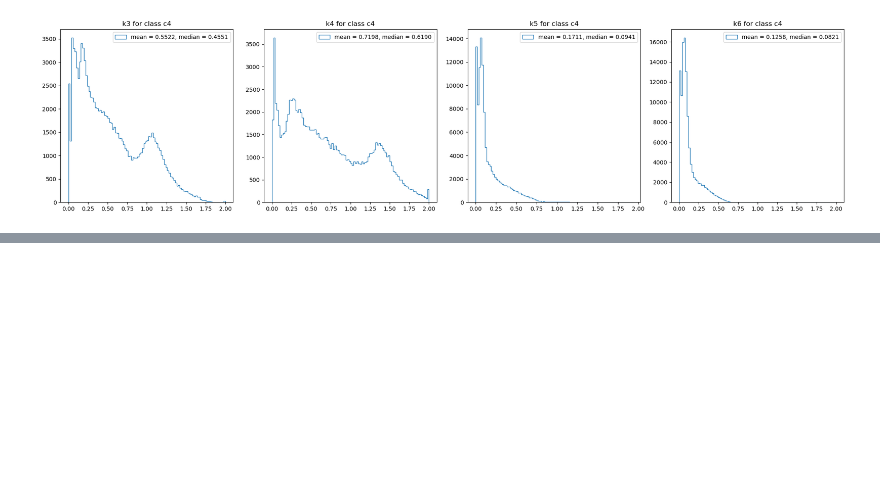
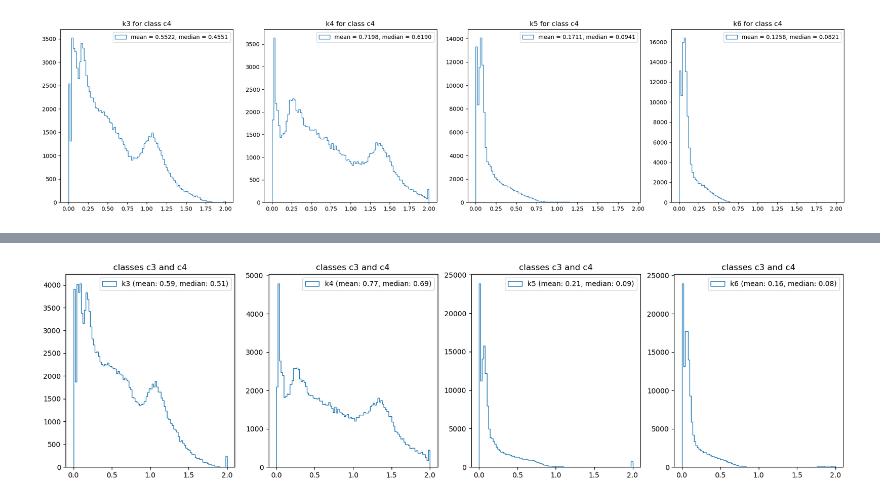
Before and after one commit to fanrado/CHN_CLASSIFIER_CE, a Jupyter notebook: DataLabelling_basedOnEA.ipynb, the cells around one changed output, grey strips where cells are left out. Cells and saved outputs as stored; diff of their text form; code cells hidden in the pictures; blank space fills up the shorter version.

```diff
--- a/DataLabelling_basedOnEA.ipynb
+++ b/DataLabelling_basedOnEA.ipynb
@@ -1073,0 +1140,10 @@ pre_class.to_csv(f'{path_to_preclass_csv}/preclassified_chn_run_30413.csv', inde
+# %%
+fig, ax = plt.subplots(1,4, figsize=(5*4, 5))
+for i, var in enumerate(var_of_interest):
+    mean, median = c3_c4[var].mean(), c3_c4[var].median()
+    ax[i].hist(c3_c4[var], histtype='step', bins=100, label=f'{var} (mean: {mean:.2f}, median: {median:.2f})')
+    ax[i].set_title('classes c3 and c4')
+    ax[i].legend()
+plt.show()
+# %% [output]
+[figure, added]
```
Also changed, not shown: parts of 11 cells of this notebook, 1 other file.
